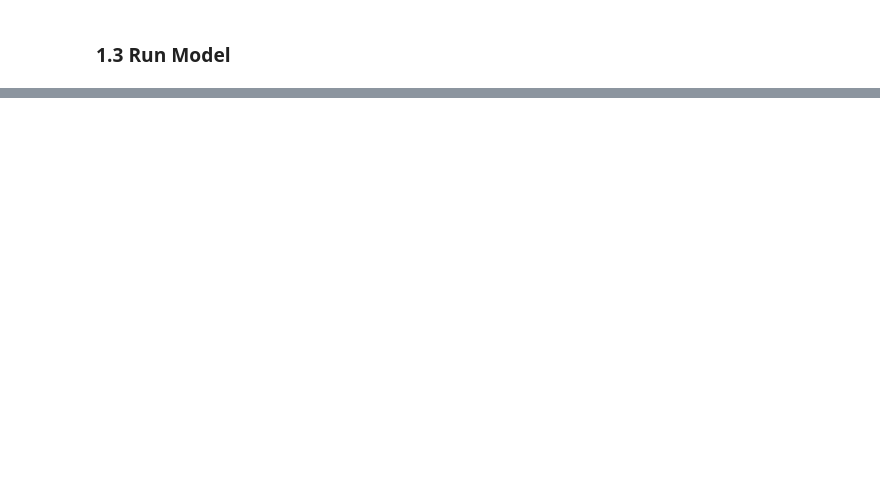
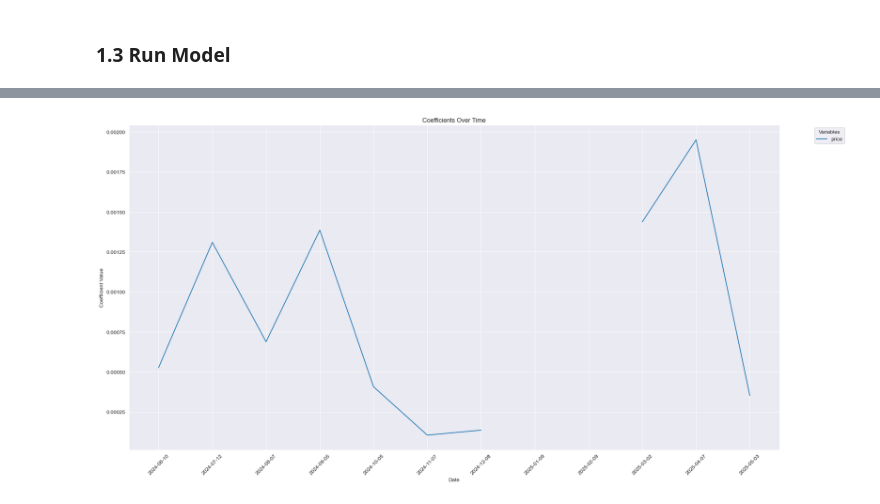
Before and after one commit to JuanesLamilla/yvr-airbnb-license-model, a Jupyter notebook: toronto_analysis.ipynb, the cells around one changed output, grey strips where cells are left out. Cells and saved outputs as stored; diff of their text form; code cells hidden in the pictures; blank space fills up the shorter version.

```diff
--- a/toronto_analysis.ipynb
+++ b/toronto_analysis.ipynb
@@ -188,0 +292,4 @@ city_model.logit_model.create_roc_curve()
+# %%
+# From city_model.logit_model.result, export the coefficients
+coefficients = city_model.logit_model.result.params
+coefficients
@@ -188,0 +316,8 @@ city_model.logit_model.create_roc_curve()
+# %%
+# Set up the empty DataFrame for coefficients
+coefficients_df = pd.DataFrame()
+# %%
+CITY = 'Toronto'
+# INPUT_FILE = os.path.join('data', 'complete_city_data', 'toronto_inside_airbnb_data', 'may_3_2025.csv')
+MIN_NIGHTS_FOR_LICENSE = 28
+LICENSE_REGEX_PATTERN = r'^STR-\d{4}-[A-Za-z]{6}$'
@@ -188,0 +437,3 @@ city_model.logit_model.create_roc_curve()
+# %%
+# For each column, rename to remove the .csv extension
+coefficients_df.columns = [re.sub(r'\.csv$', '', col) for col in coefficients_df.columns]
@@ -188,0 +506,16 @@ city_model.logit_model.create_roc_curve()
+# %%
+# Plot the coefficients in a line plot (columns are dates, so the x-axis is the columns, and the y-axis is the coefficients) Colour each line by the row
+# Plot only the coefficients for "price", "bedrooms", and "bathrooms"
+plt.figure(figsize=(20, 10))
+for index, row in coefficients_df_copy.iterrows():
+    if index in ["price"]:
+        plt.plot(coefficients_df_copy.columns, row, label=index)
+plt.title('Coefficients Over Time')
+plt.xlabel('Date')
+plt.ylabel('Coefficient Value')
+plt.xticks(rotation=45)
+plt.legend(title='Variables', bbox_to_anchor=(1.05, 1), loc='upper left')
+plt.tight_layout()
+plt.show()
+# %% [output]
+[figure, added]
```
Also changed, not shown: parts of 37 cells of this notebook, 2 other files.
